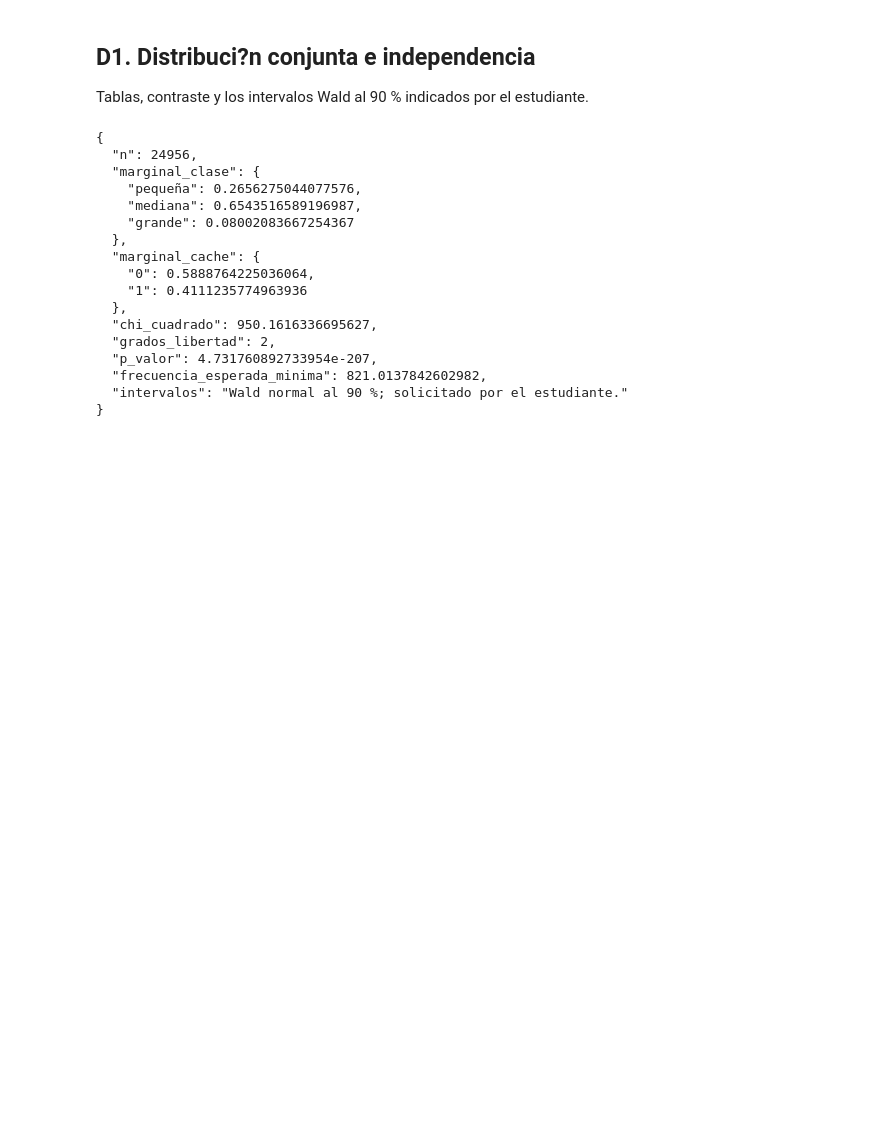
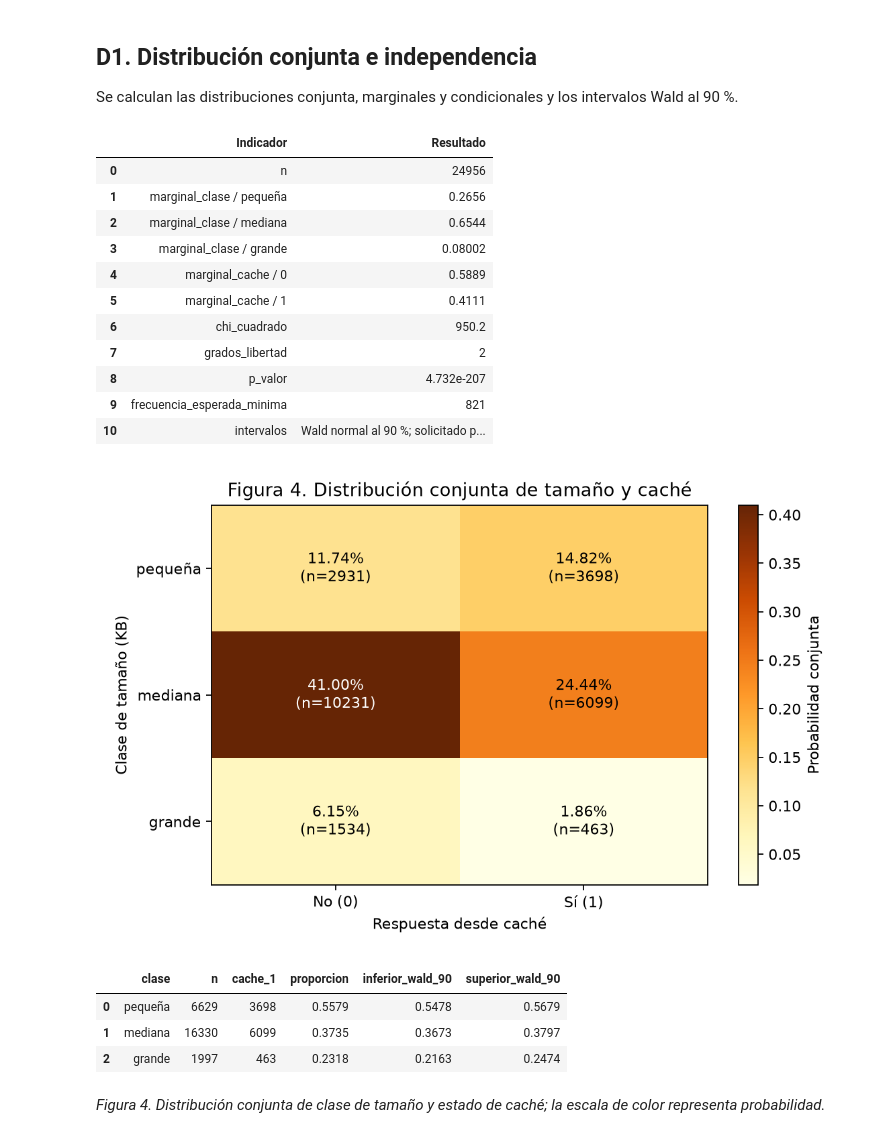
Before and after one commit to 02Joseph06/CCI-ProyectoFinal, a Jupyter notebook: notebooks/partes_A_B.ipynb, the cells around one changed output. Cells and saved outputs as stored; diff of their text form; code cells hidden in the pictures; blank space fills up the shorter version.

```diff
--- a/notebooks/partes_A_B.ipynb
+++ b/notebooks/partes_A_B.ipynb
@@ -191,26 +288,32 @@ resultados_c4 = c4(seed=S)
 # %% [markdown]
-## D1. Distribuci?n conjunta e independencia
-Tablas, contraste y los intervalos Wald al 90 % indicados por el estudiante.
+## D1. Distribución conjunta e independencia
+Se calculan las distribuciones conjunta, marginales y condicionales y los intervalos Wald al 90 %.
 # %%
 from dependencias_d1 import main as analizar_d1
-resultados_d1 = analizar_d1()
+with redirect_stdout(StringIO()):
+    resultados_d1 = analizar_d1()
+tabla_resumen(resultados_d1)
+figura("D1/figura_4_conjunta.png")
+display(pd.read_csv(ROOT / "outputs/D1/intervalos_cache_dada_clase.csv"))
 # %% [output]
-{
-  "n": 24956,
-  "marginal_clase": {
-    "pequeña": 0.2656275044077576,
-    "mediana": 0.6543516589196987,
-    "grande": 0.08002083667254367
-  },
-  "marginal_cache": {
-    "0": 0.5888764225036064,
-    "1": 0.4111235774963936
-  },
-  "chi_cuadrado": 950.1616336695627,
-  "grados_libertad": 2,
-  "p_valor": 4.731760892733954e-207,
-  "frecuencia_esperada_minima": 821.0137842602982,
-  "intervalos": "Wald normal al 90 %; solicitado por el estudiante."
-}
+|  | Indicador | Resultado |
+| 0 | n | 24956 |
+| 1 | marginal_clase / pequeña | 0.2656 |
+| 2 | marginal_clase / mediana | 0.6544 |
+| 3 | marginal_clase / grande | 0.08002 |
+| 4 | marginal_cache / 0 | 0.5889 |
+| 5 | marginal_cache / 1 | 0.4111 |
+| 6 | chi_cuadrado | 950.2 |
+| 7 | grados_libertad | 2 |
+| 8 | p_valor | 4.732e-207 |
+| 9 | frecuencia_esperada_minima | 821 |
+| 10 | intervalos | Wald normal al 90 %; solicitado p... |
+[figure, added]
+|  | clase | n | cache_1 | proporcion | inferior_wald_90 | superior_wald_90 |
+| 0 | pequeña | 6629 | 3698 | 0.5579 | 0.5478 | 0.5679 |
+| 1 | mediana | 16330 | 6099 | 0.3735 | 0.3673 | 0.3797 |
+| 2 | grande | 1997 | 463 | 0.2318 | 0.2163 | 0.2474 |
+# %% [markdown]
+*Figura 4. Distribución conjunta de clase de tamaño y estado de caché; la escala de color representa probabilidad.*
 # %% [markdown]
 ## D2. Esperanza y varianza condicional
```
Also changed, not shown: parts of 47 cells of this notebook, 23 other files.
